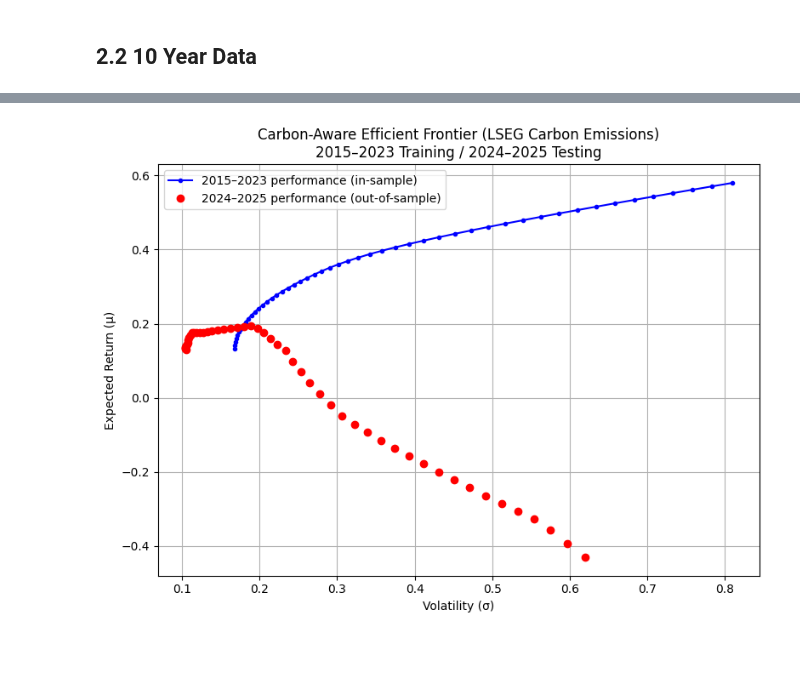
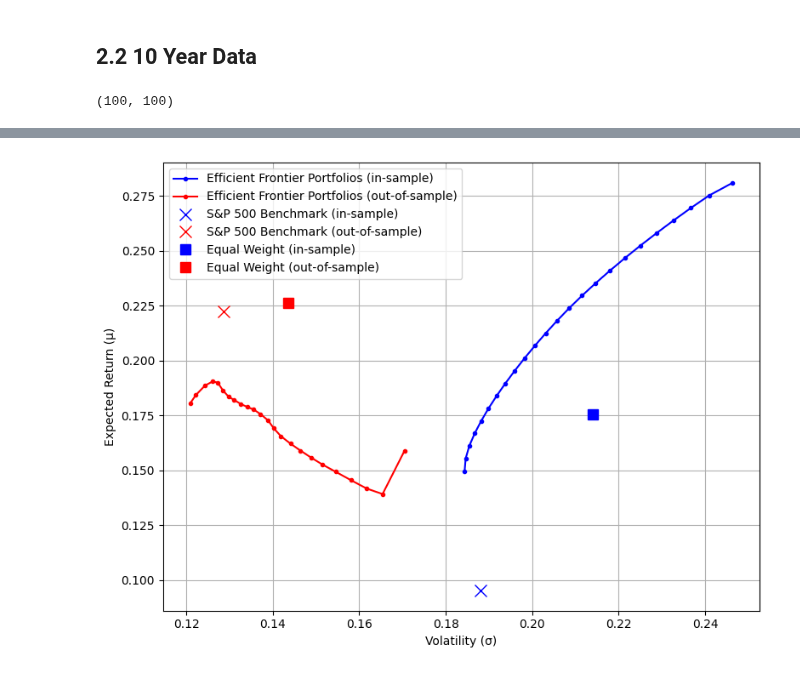
Before and after one commit to MSCA-DN-Digital-Finance/WP3_eXplainable_and_Fair_AI, a Jupyter notebook: IRP1/Code/green_finance_project/250821_portfolio_optimization.ipynb, the cells around one changed output, grey strips where cells are left out. Saved outputs shown, nothing was run; the diff lists cells and outputs as text; code cells hidden in the pictures.

```diff
--- a/IRP1/Code/green_finance_project/250821_portfolio_optimization.ipynb
+++ b/IRP1/Code/green_finance_project/250821_portfolio_optimization.ipynb
@@ -271,10 +474,10 @@ plt.show()
 # %% [markdown]
 ## 2.2 10 Year Data
 # %%
-# In-sample: 2015–2023
-returns_15_23 = returns.loc["2015":"2023"]
+# In-sample: 2015–2022
+returns_15_22 = returns.loc["2015":"2022"]
 
-# Out-of-sample: 2024–2025
-returns_24_25 = returns.loc["2024":"2025"]
+# Out-of-sample: 2023–2024
+returns_23_24 = returns.loc["2023":"2024"]
 # %%
 # Step 5: Mean & Covariance
@@ -293,11 +496,40 @@ vols_24_25 = np.sqrt(np.einsum('ij,jk,ik->i', weights_15_23, sigma_24_25.values,
+# %%
+len(rets_23_24), len(vols_23_24)
+# %% [output]
+(100, 100)
+# %%
+# Equal weight portfolio
+n_assets = len(mu_15_22)
+w_equal = np.ones(n_assets) / n_assets
+
+# In-sample (2015–2022)
+equal_mu_15_22 = float(mu_15_22.to_numpy() @ w_equal)
+equal_sigma_15_22 = float(np.sqrt(w_equal.T @ sigma_15_22.to_numpy() @ w_equal))
+
+# Out-of-sample (2023–2024)
+equal_mu_23_24 = float(mu_23_24.to_numpy() @ w_equal)
+equal_sigma_23_24 = float(np.sqrt(w_equal.T @ sigma_23_24.to_numpy() @ w_equal))
 # %%
-# ---- STEP 7: Plot ----
+# ---- Plot ----
 plt.figure(figsize=(8,6))
-plt.plot(vols_15_23, rets_15_23, "b.-", label="2015–2023 performance (in-sample)")
-plt.plot(vols_24_25, rets_24_25, "ro", label="2024–2025 performance (out-of-sample)")
+
+# Efficient frontier (in-sample)
+plt.plot(vols_15_22, rets_15_22, "b.-", label="Efficient Frontier Portfolios (in-sample)")
+
+# Out-of-sample frontier
+plt.plot(vols_23_24, rets_23_24, "r.-", label="Efficient Frontier Portfolios (out-of-sample)")
+
+# Benchmarks
+plt.plot(sp500_sigma_15_22, sp500_mu_15_22, "kx", color='b', markersize=10, label="S&P 500 Benchmark (in-sample)")
+plt.plot(sp500_sigma_23_24, sp500_mu_23_24, "kx", color='r', markersize=10, label="S&P 500 Benchmark (out-of-sample)")
+
+# Equal weight portfolios
+plt.plot(equal_sigma_15_22, equal_mu_15_22, "bs", markersize=8, label="Equal Weight (in-sample)")
+plt.plot(equal_sigma_23_24, equal_mu_23_24, "rs", markersize=8, label="Equal Weight (out-of-sample)")
+
+# Labels and formatting
 plt.xlabel("Volatility (σ)")
 plt.ylabel("Expected Return (μ)")
-plt.title("Carbon-Aware Efficient Frontier (LSEG Carbon Emissions)\n2015–2023 Training / 2024–2025 Testing")
 plt.legend()
 plt.grid(True)
 plt.tight_layout()
@@ -306 +540 @@ plt.show()
-[figure, old version]
+[figure, new version]
```
Also changed, not shown: parts of 25 cells of this notebook, 2 other files.
